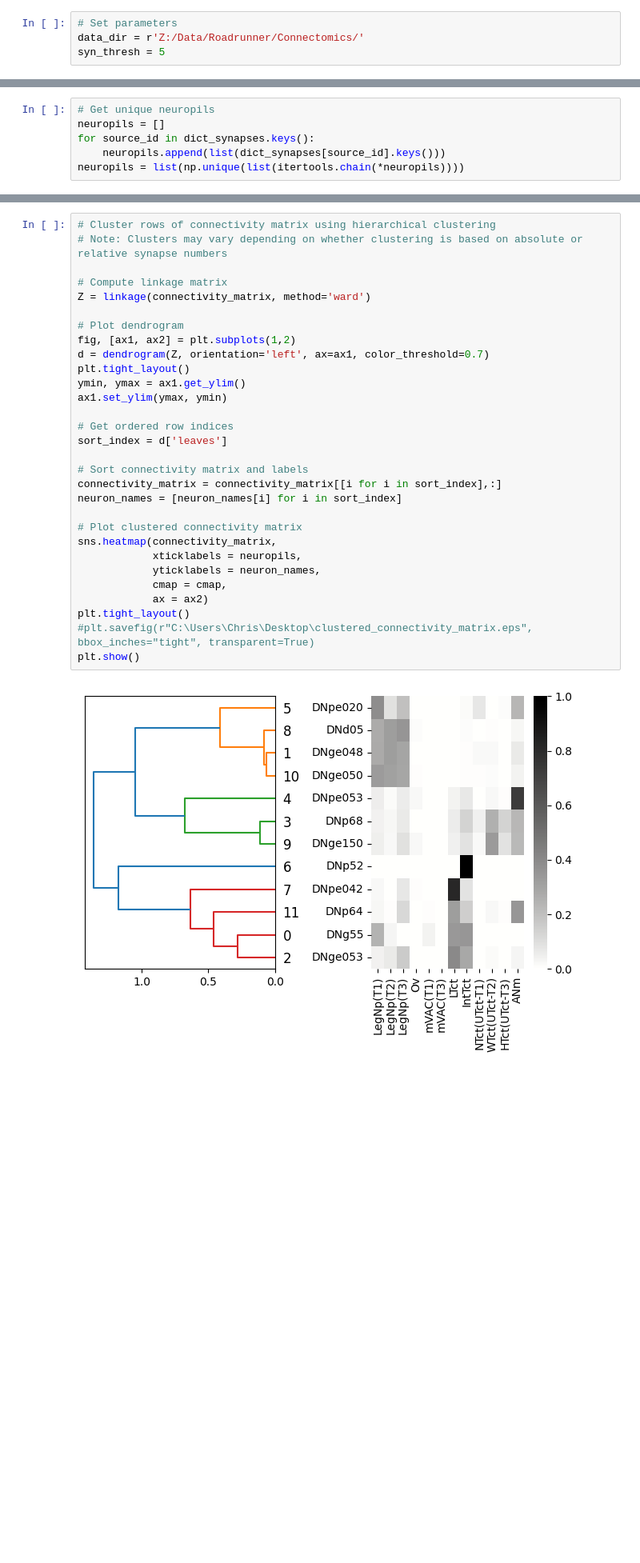
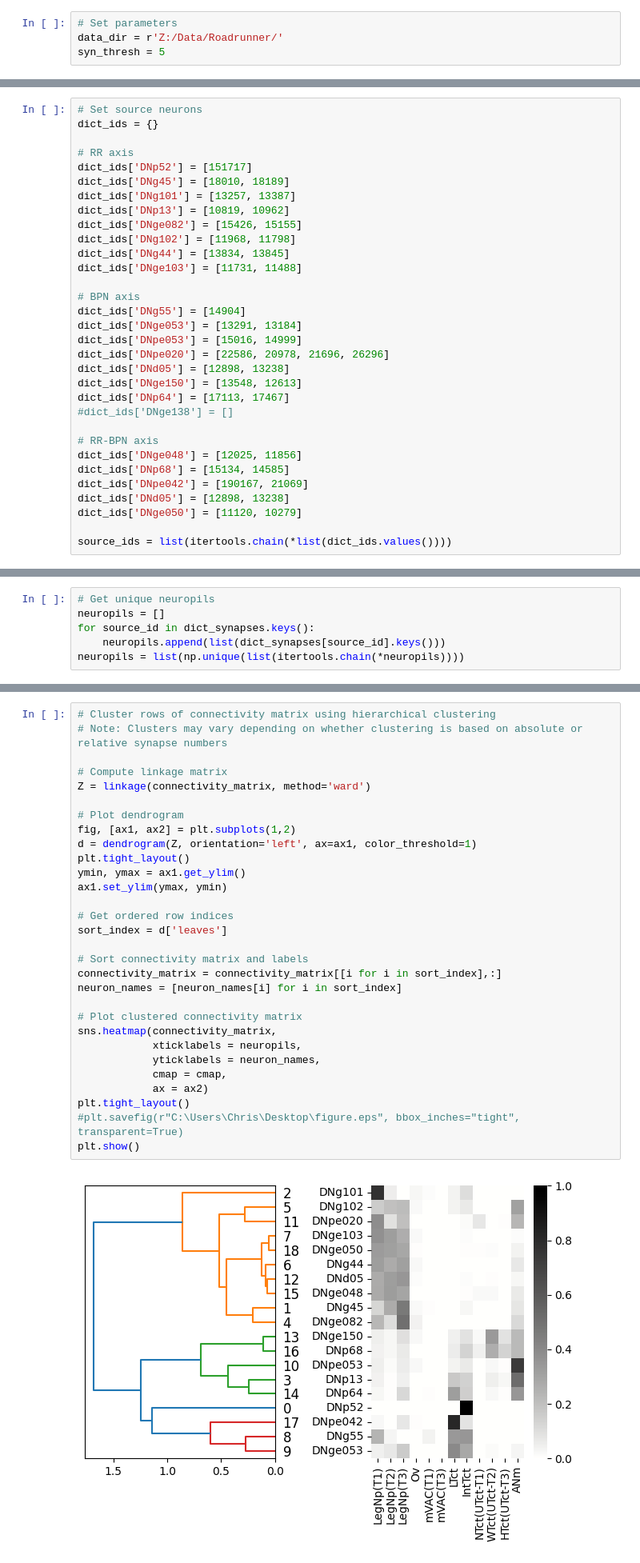
Before and after one commit to chrisjdallmann/roadrunner, a Jupyter notebook: code/manc_neuropil_analysis.ipynb, the cells around one changed output, grey strips where cells are left out. Shown at 80% size. Saved outputs shown, nothing was run; the diff lists cells and outputs as text; blank space fills up the shorter version.

```diff
--- a/code/manc_neuropil_analysis.ipynb
+++ b/code/manc_neuropil_analysis.ipynb
@@ -13,7 +13,7 @@ import seaborn as sns
 import cmocean
 # %%
 # Set parameters
-data_dir = r'Z:/Data/Roadrunner/Connectomics/'
+data_dir = r'Z:/Data/Roadrunner/'
 syn_thresh = 5
 # %%
 # Load connections
@@ -50,3 +33,35 @@ source_ids = list(itertools.chain(*list(dict_ids.values())))
+# %%
+# Set source neurons
+dict_ids = {}
+
+# RR axis
+dict_ids['DNp52'] = [151717]
+dict_ids['DNg45'] = [18010, 18189]
+dict_ids['DNg101'] = [13257, 13387]
+dict_ids['DNp13'] = [10819, 10962]
+dict_ids['DNge082'] = [15426, 15155]
+dict_ids['DNg102'] = [11968, 11798]
+dict_ids['DNg44'] = [13834, 13845]
+dict_ids['DNge103'] = [11731, 11488]
+
+# BPN axis
+dict_ids['DNg55'] = [14904]
+dict_ids['DNge053'] = [13291, 13184]
+dict_ids['DNpe053'] = [15016, 14999]
+dict_ids['DNpe020'] = [22586, 20978, 21696, 26296]
+dict_ids['DNd05'] = [12898, 13238]
+dict_ids['DNge150'] = [13548, 12613]
+dict_ids['DNp64'] = [17113, 17467]
+#dict_ids['DNge138'] = []
+
+# RR-BPN axis
+dict_ids['DNge048'] = [12025, 11856]
+dict_ids['DNp68'] = [15134, 14585]
+dict_ids['DNpe042'] = [190167, 21069]
+dict_ids['DNd05'] = [12898, 13238]
+dict_ids['DNge050'] = [11120, 10279]
+
+source_ids = list(itertools.chain(*list(dict_ids.values())))
 # %%
 # Get unique neuron names
 neuron_names = list(dict_ids.keys())
@@ -144,34 +159,34 @@ plt.show()
 # %%
 # Cluster rows of connectivity matrix using hierarchical clustering
 # Note: Clusters may vary depending on whether clustering is based on absolute or relative synapse numbers
 
 # Compute linkage matrix
 Z = linkage(connectivity_matrix, method='ward')
 
 # Plot dendrogram
 fig, [ax1, ax2] = plt.subplots(1,2)
-d = dendrogram(Z, orientation='left', ax=ax1, color_threshold=0.7)
+d = dendrogram(Z, orientation='left', ax=ax1, color_threshold=1)
 plt.tight_layout()
 ymin, ymax = ax1.get_ylim()
 ax1.set_ylim(ymax, ymin)
 
 # Get ordered row indices
 sort_index = d['leaves']
 
 # Sort connectivity matrix and labels
 connectivity_matrix = connectivity_matrix[[i for i in sort_index],:]
 neuron_names = [neuron_names[i] for i in sort_index]
 
 # Plot clustered connectivity matrix
 sns.heatmap(connectivity_matrix,
             xticklabels = neuropils,
             yticklabels = neuron_names,
             cmap = cmap,
             ax = ax2)
 plt.tight_layout()
-#plt.savefig(r"C:\Users\Chris\Desktop\clustered_connectivity_matrix.eps", bbox_inches="tight", transparent=True)
+#plt.savefig(r"C:\Users\Chris\Desktop\figure.eps", bbox_inches="tight", transparent=True)
 plt.show()
 # %% [output]
-[figure, old version]
+[figure, new version]
 # %%
 # Compute mean output per neuropil per cluster
```
Also changed, not shown: parts of 6 cells of this notebook, 1 other file.
